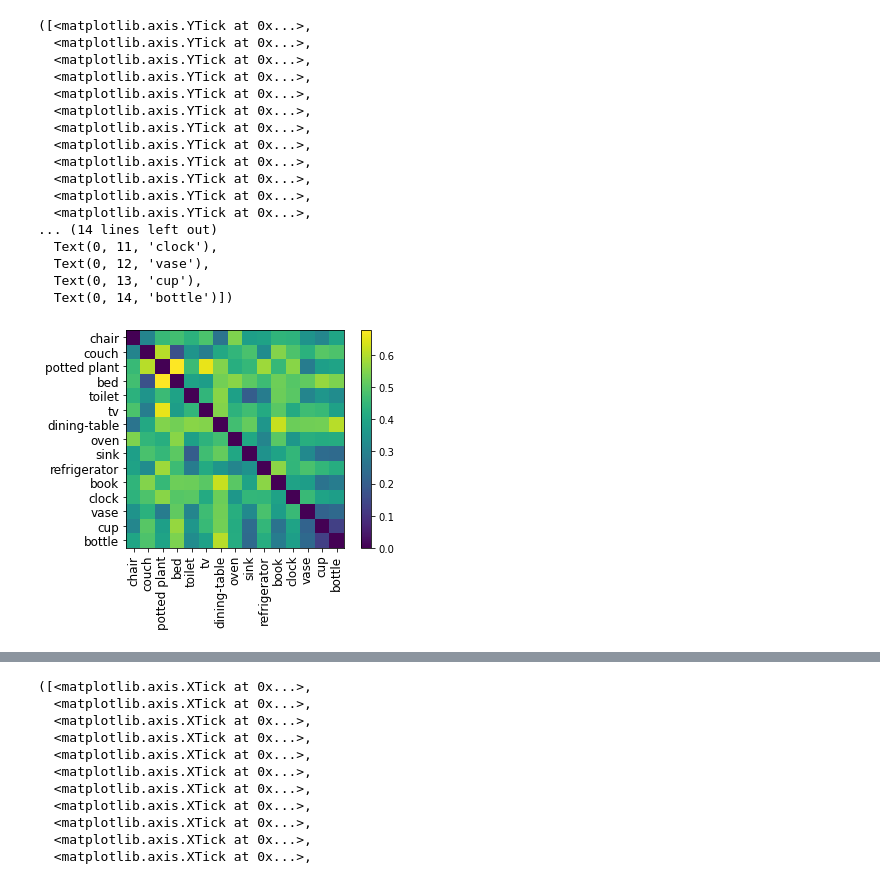
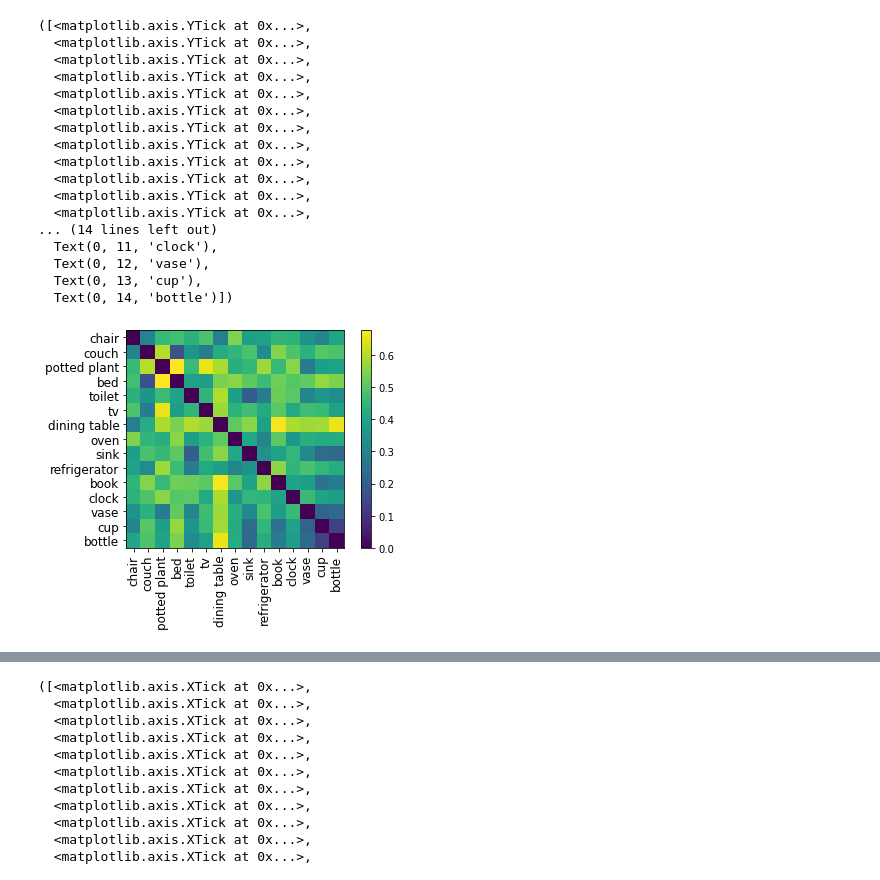
Before and after one commit to SgtVincent/struct-nav, a Jupyter notebook: habitat/scripts/agents/llm_sem.ipynb, the cells around one changed output, grey strips where cells are left out. Cells and saved outputs as stored; diff of their text form; code cells hidden in the pictures.

```diff
--- a/habitat/scripts/agents/llm_sem.ipynb
+++ b/habitat/scripts/agents/llm_sem.ipynb
@@ -33,7 +15,7 @@ class DistMatrix:
         for k, v in class_dict.items()]
 
         self.mode = mode
-        self.model = SentenceTransformer(model_zoo[mode])
+        self.model = SentenceTransformer(self.model_zoo[mode])
 
         self.dist_matrix = self.create_matrix()
 
@@ -63,7 +45,7 @@ coco_categories = {
     "bed": 3,
     "toilet": 4,
     "tv": 5,
-    "dining-table": 6, # "table": 6,
+    "dining table": 6, # "table": 6,
     "oven": 7,
     "sink": 8,
     "refrigerator": 9,
@@ -81,7 +63,7 @@ coco_label_mapping = {
     3: 'bed',
     4: 'toilet',
     5: 'tv',
-    6: 'dining-table', # 6: 'table',
+    6: 'dining table', # 6: 'table',
     7: 'oven',
     8: 'sink',
     9: 'refrigerator',
@@ -95,29 +77,30 @@ coco_label_mapping = {
 import matplotlib.pyplot as plt
 import numpy as np
 # %%
-dist_matrix = DistMatrix(coco_categories, mode='bert').dist_matrix
+dist_matrix_inst = DistMatrix(coco_categories, mode='bert')
+dist_matrix = dist_matrix_inst.dist_matrix
 num_class = len(coco_categories)
 plt.imshow(dist_matrix, interpolation='none')
 plt.colorbar()
 plt.xticks(range(num_class), [coco_label_mapping[label] for label in range(num_class)], fontsize=12, rotation=90)
 plt.yticks(range(num_class), [coco_label_mapping[label] for label in range(num_class)], fontsize=12)
 # %% [output]
 ([<matplotlib.axis.YTick at 0x...>,
   <matplotlib.axis.YTick at 0x...>,
   <matplotlib.axis.YTick at 0x...>,
   <matplotlib.axis.YTick at 0x...>,
   <matplotlib.axis.YTick at 0x...>,
   <matplotlib.axis.YTick at 0x...>,
   <matplotlib.axis.YTick at 0x...>,
   <matplotlib.axis.YTick at 0x...>,
   <matplotlib.axis.YTick at 0x...>,
   <matplotlib.axis.YTick at 0x...>,
   <matplotlib.axis.YTick at 0x...>,
   <matplotlib.axis.YTick at 0x...>,
 ... (14 lines left out)
   Text(0, 11, 'clock'),
   Text(0, 12, 'vase'),
   Text(0, 13, 'cup'),
   Text(0, 14, 'bottle')])
-[figure, old version]
+[figure, new version]
 # %%
```
Also changed, not shown: parts of 3 cells of this notebook, 5 other files.
